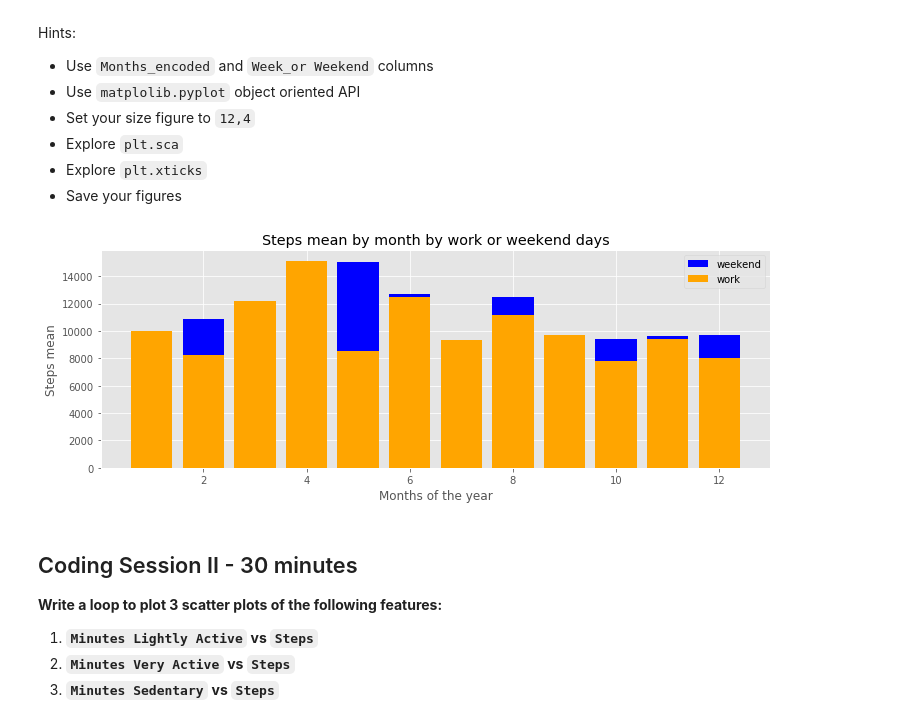
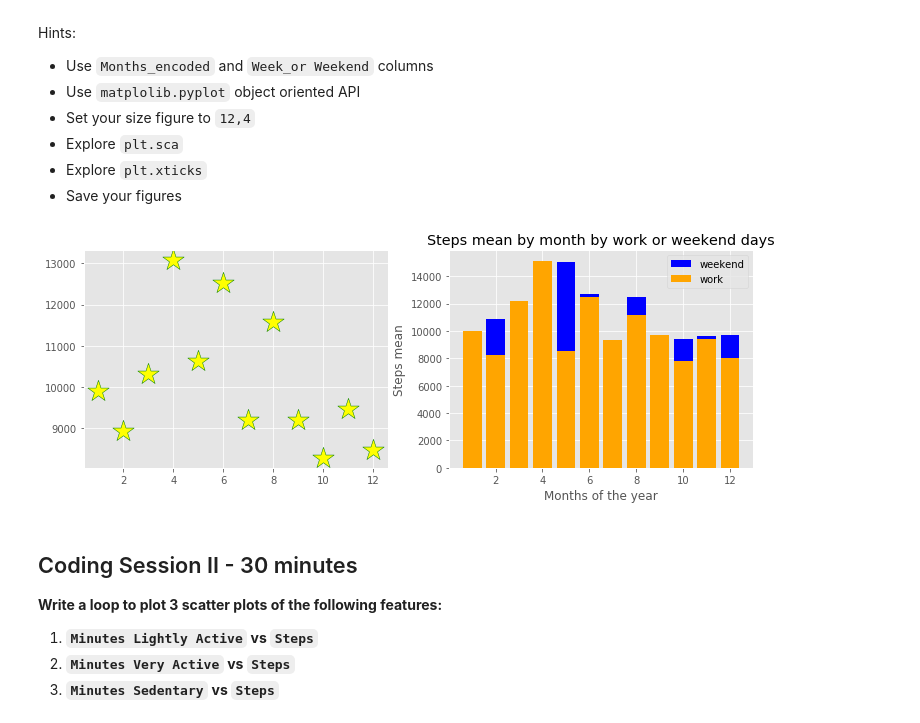
Before and after one commit to sandrineh/data-labs, a Jupyter notebook: module-2/lab-matplotlib-seaborn/your-code/challenge-2.ipynb, the cells around one changed output. Cells and saved outputs as stored; diff of their text form; code cells hidden in the pictures.

```diff
--- a/module-2/lab-matplotlib-seaborn/your-code/challenge-2.ipynb
+++ b/module-2/lab-matplotlib-seaborn/your-code/challenge-2.ipynb
@@ -48,35 +48,37 @@ Hints:
 # %%
 # Driver 1 enter codes here
 #10H27
-plt.figure(figsize=(12,4))
+fig, ax=plt.subplots(1,2,figsize=(12,4))
 fitbit_mean=fitbit.groupby(["Months_encoded"]).agg('mean')
 
 x = fitbit_mean.index
 y = fitbit_mean['Steps']
+plt.sca(ax[0])
+plt.scatter(x, y, s = 500, c = 'yellow', marker = '*', edgecolors = 'green')
 
 #10H43 pour la question 1
 
 
 
 test = fitbit.pivot_table(index=["Months_encoded"], columns=["Work_or_Weekend"],values=["Steps"])
 
 months= [x for x in test.index]
 weekend = [y for y in test['Steps'][0]]
 work = [z for z in test['Steps'][1]]
-
+plt.sca(ax[1])
 plt.bar(months,weekend, color='blue', label='weekend')
 plt.bar(months,work, color='orange', label='work')
-#plt.scatter(x, y, s = 500, c = 'yellow', marker = '*', edgecolors = 'green')
+
 
 plt.legend()
 
 plt.title('Steps mean by month by work or weekend days')
 plt.xlabel('Months of the year')
 plt.ylabel('Steps mean')
 
 plt.show()
 # %% [output]
-[figure, old version]
+[figure, new version]
 # %% [markdown]
 ## Coding Session II - 30 minutes
 
```
